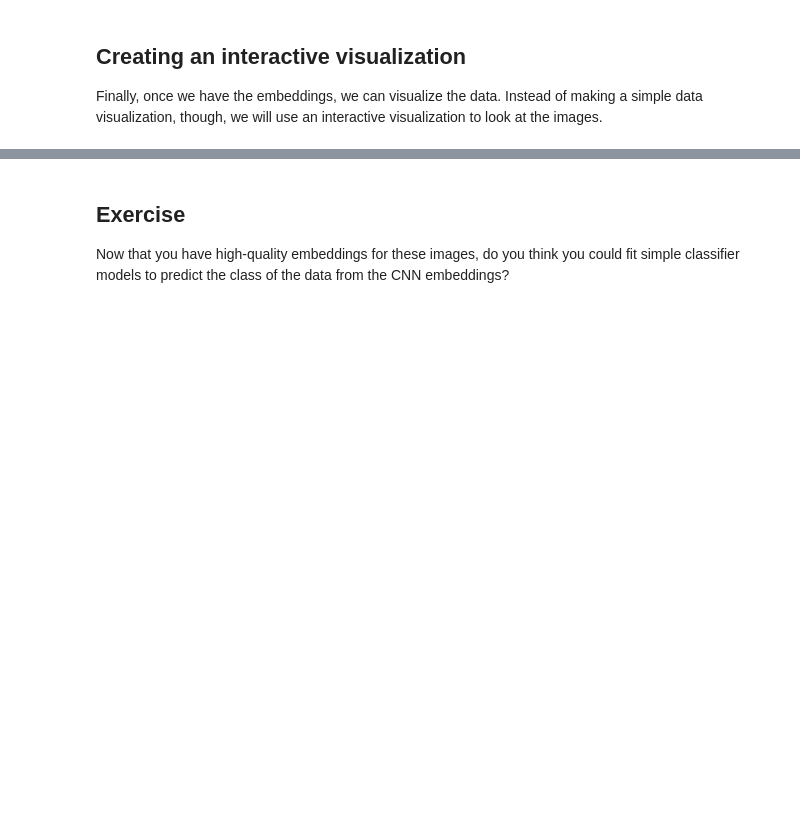
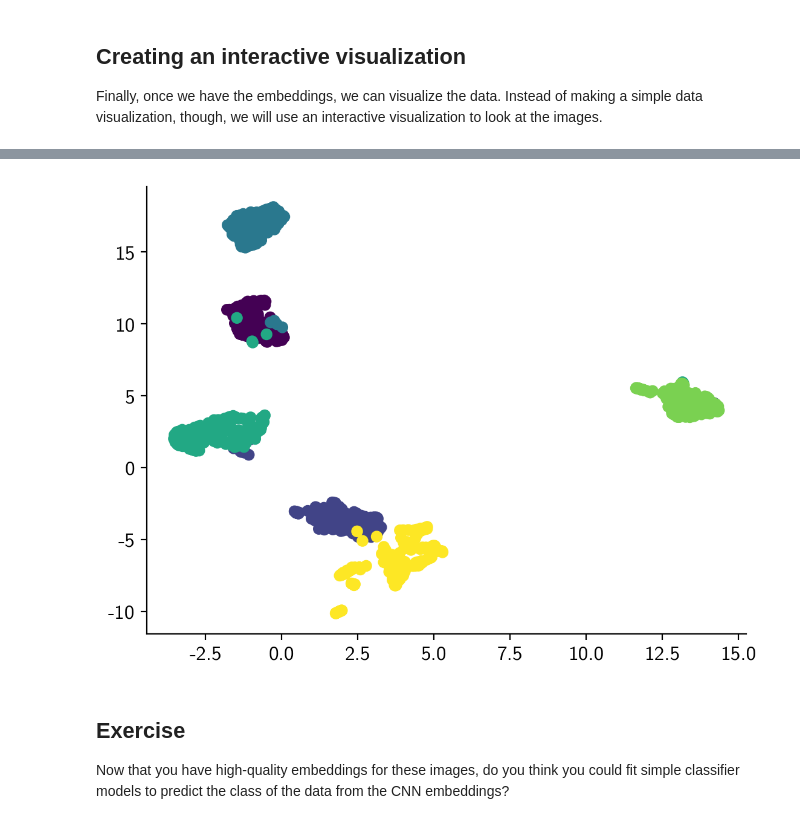
Before and after one commit to dskoda/ml4mat-26s-public, a Jupyter notebook: lectures/11-CNNs/01-Embeddings-Lab.ipynb, the cells around one changed output, grey strips where cells are left out. Cells and saved outputs as stored; diff of their text form; code cells hidden in the pictures; blank space fills up the shorter version.

```diff
--- a/lectures/11-CNNs/01-Embeddings-Lab.ipynb
+++ b/lectures/11-CNNs/01-Embeddings-Lab.ipynb
@@ -215,3 +268,11 @@ Image(value=b'\xff\xd8\xff\xe0\x00\x10JFIF\x00\x01\x01\x01\x00`\x00`\x00\x00\xff
+# %%
+fig, ax = plt.subplots()
+
+ax.scatter(df["x"], df["y"], c=df["label_num"])
+
+plt.show()
+# %% [output]
+[figure, added]
 # %% [markdown]
 ## Exercise
 
```
Also changed, not shown: parts of 5 cells of this notebook.
